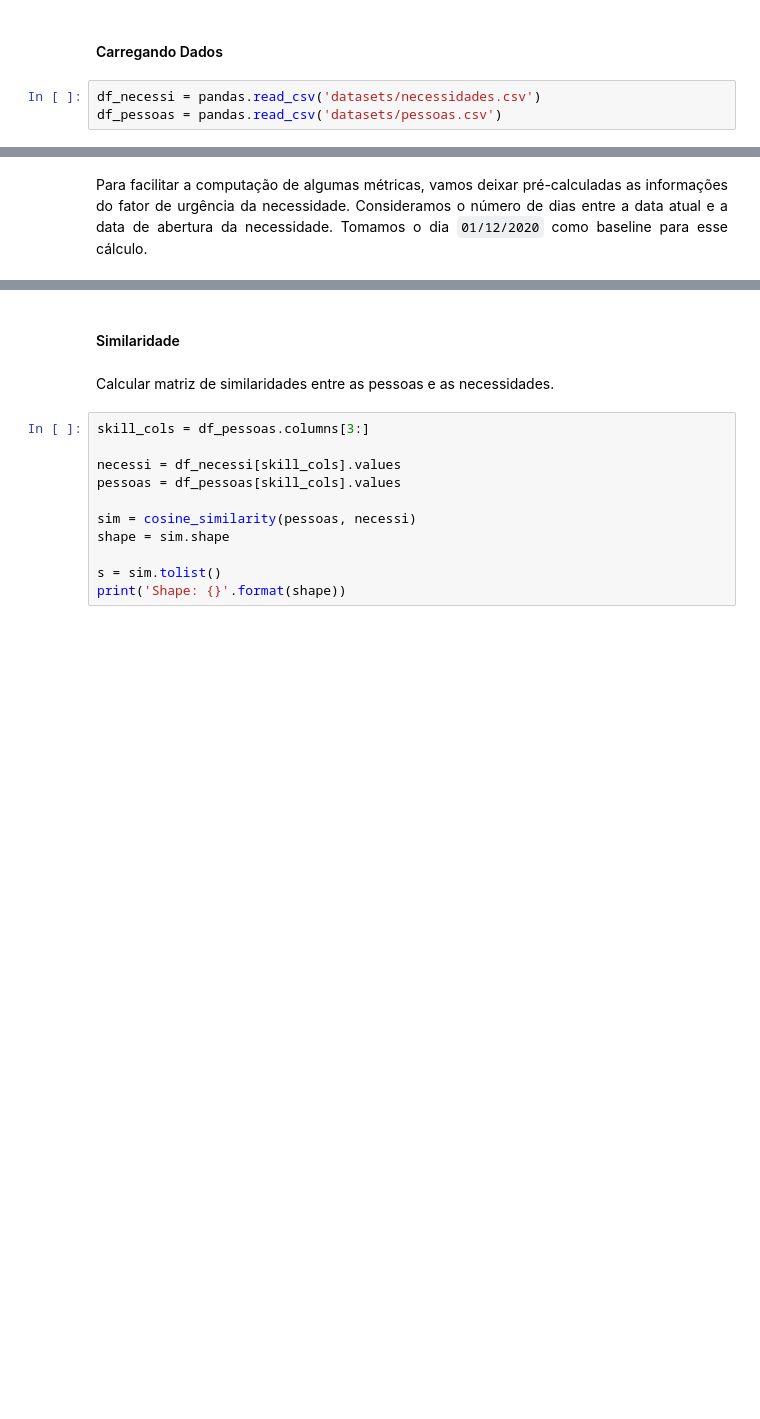
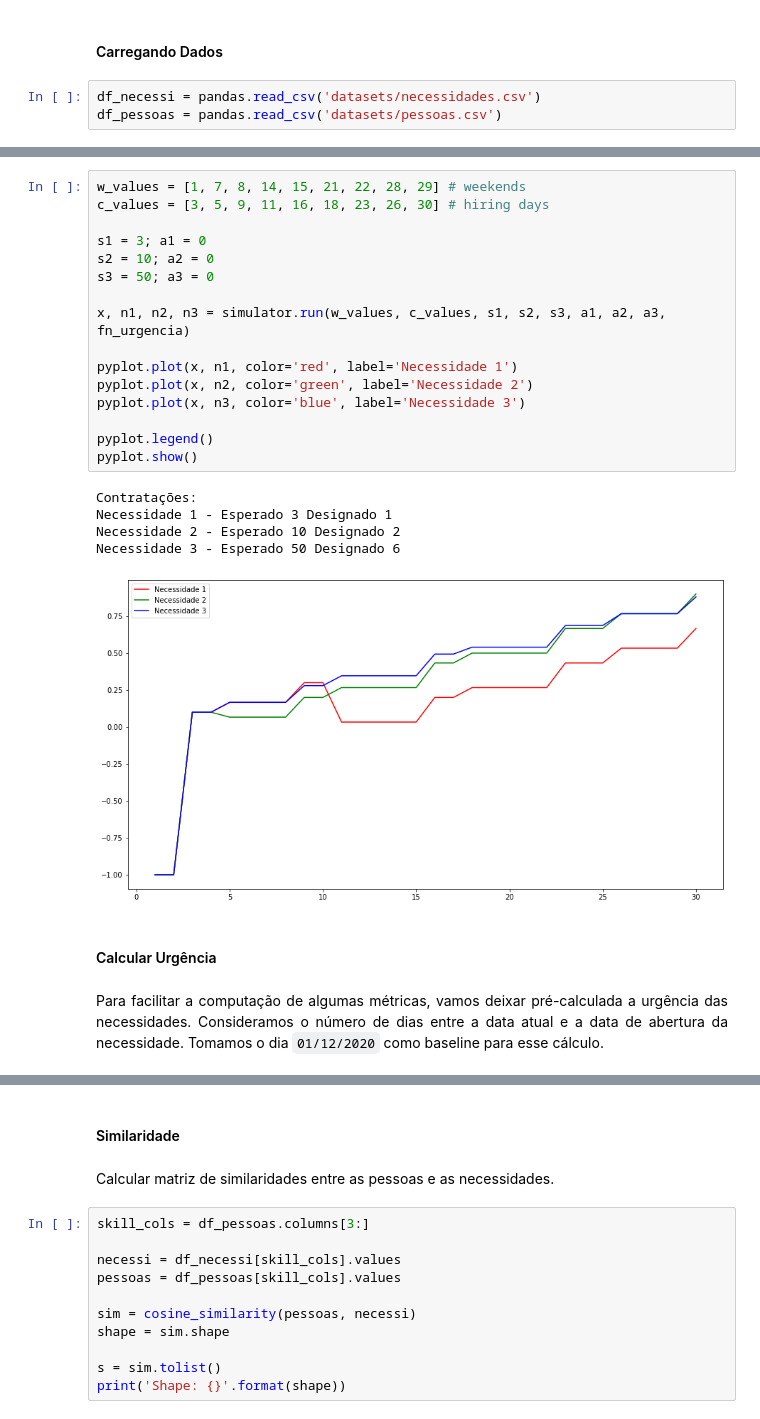
Before and after one commit to evertongago/ops_research, a Jupyter notebook: assignment-tasks.ipynb, the cells around one changed output, grey strips where cells are left out. Saved outputs shown, nothing was run; the diff lists cells and outputs as text; blank space fills up the shorter version.

```diff
--- a/assignment-tasks.ipynb
+++ b/assignment-tasks.ipynb
@@ -90,6 +192,30 @@ df_pessoas = pandas.read_csv('datasets/pessoas.csv')
+# %%
+w_values = [1, 7, 8, 14, 15, 21, 22, 28, 29] # weekends
+c_values = [3, 5, 9, 11, 16, 18, 23, 26, 30] # hiring days
+
+s1 = 3; a1 = 0
+s2 = 10; a2 = 0
+s3 = 50; a3 = 0
+
+x, n1, n2, n3 = simulator.run(w_values, c_values, s1, s2, s3, a1, a2, a3, fn_urgencia)
+
+pyplot.plot(x, n1, color='red', label='Necessidade 1')
+pyplot.plot(x, n2, color='green', label='Necessidade 2')
+pyplot.plot(x, n3, color='blue', label='Necessidade 3')
+
+pyplot.legend()
+pyplot.show()
+# %% [output]
+Contratações:
+Necessidade 1 - Esperado 3 Designado 1
+Necessidade 2 - Esperado 10 Designado 2
+Necessidade 3 - Esperado 50 Designado 6
+[figure, added]
+# %% [markdown]
+#### Calcular Urgência
 # %% [markdown]
 <div style="text-align:justify">
-Para facilitar a computação de algumas métricas, vamos deixar pré-calculadas as informações do fator de urgência da necessidade. Consideramos o número de dias entre a data atual e a data de abertura da necessidade. Tomamos o dia <code>01/12/2020</code> como baseline para esse cálculo.
+Para facilitar a computação de algumas métricas, vamos deixar pré-calculada a urgência das necessidades. Consideramos o número de dias entre a data atual e a data de abertura da necessidade. Tomamos o dia <code>01/12/2020</code> como baseline para esse cálculo.
 </div>
 # %%
 def date_diff(dts_0, dts_1='01/12/2020'):
```
Also changed, not shown: parts of 18 cells of this notebook, 1 other file.
